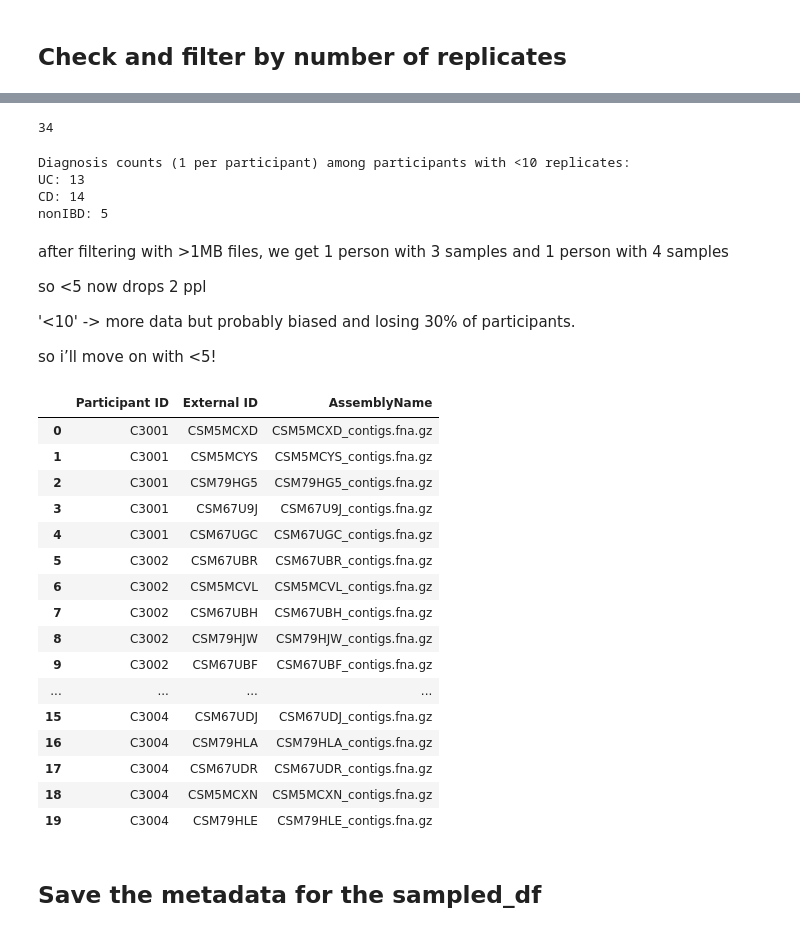
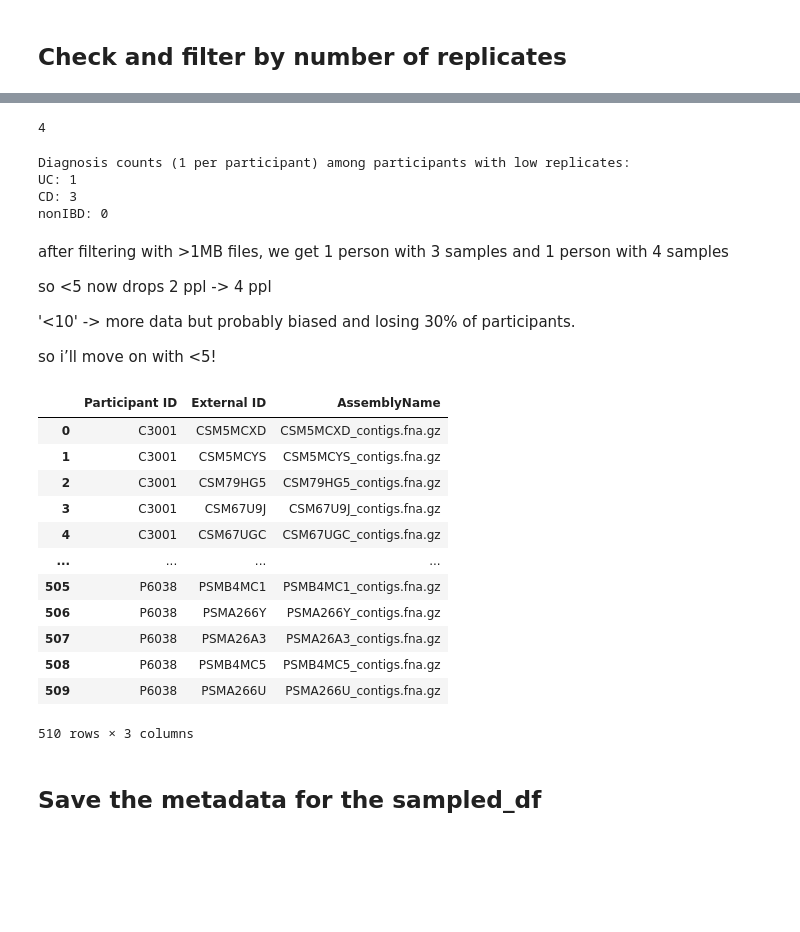
Before and after one commit to robcli/20.490_Deep_Learning_Biology, a Jupyter notebook: filtering_sampling_SJBae.ipynb, the cells around one changed output, grey strips where cells are left out. Drawn from its saved outputs; the diff is of its cells as text; code cells hidden in the pictures; blank space fills up the shorter version.

Commit message:
Add updated assembly stats script and results

```diff
--- a/filtering_sampling_SJBae.ipynb
+++ b/filtering_sampling_SJBae.ipynb
@@ -51,0 +79,9 @@ assembly_df = sample_df.query("data_type == 'metagenomics'").\
+# %%
+# 📍 2. Path to the directory with your .fna.gz files
+assembly_dir = "/pool001/robcli/hmp2"  # <- CHANGE THIS
+
+# 📋 3. Load your metadata.csv (must have "External ID" column)
+sampled_df = pd.read_csv("sampled_metadata.csv")
+
+# 🧼 4. Make sure "External ID" column is string and has no file extensions
+sampled_df["External ID"] = sampled_df["External ID"].astype(str)
@@ -51,0 +147,11 @@ assembly_df = sample_df.query("data_type == 'metagenomics'").\
+# %%
+# 📊 6. Convert results to DataFrame
+contig_stats_df = pd.DataFrame(results)
+contig_stats_df.to_csv("all_contig_stats.csv", index=False)
+# %%
+
+# 🔗 7. Merge with metadata
+all_metadata_contig_stats = assembly_df.merge(contig_stats_df, on="External ID", how="left")
+
+# 💾 8. Save the updated metadata with new columns
+all_metadata_contig_stats.to_csv("all_metadata_contig_stats.csv", index=False)
@@ -51,0 +191,9 @@ assembly_df = sample_df.query("data_type == 'metagenomics'").\
+# %%
+# 📈 6. Plot histograms of characteristics
+import numpy as np
+
+# Filter the DataFrame for contig_count >= 10000
+filtered_stats_df = all_metadata_contig_stats[all_metadata_contig_stats["contig_count"] >= 10000]
+
+dropped = all_metadata_contig_stats[all_metadata_contig_stats["contig_count"] < 10000]
+dropped[["Participant ID", "External ID", "diagnosis"]]
@@ -112,8 +352,8 @@ plt.show()
 # %%
 # Step 2: Find participants with low replicates
-low_rep_ids = replicate_counts[replicate_counts < 10].index.tolist()
+low_rep_ids = replicate_counts[replicate_counts < 5].index.tolist()
 print(len(low_rep_ids))
 # %% [output]
-34
+4
 # %%
 # Step 3: Filter the full sample_df (not just assembly_df) for those participants
@@ -126,59 +366,56 @@ low_rep_unique = low_rep_samples.drop_duplicates(subset="Participant ID")
 diagnosis_counts = low_rep_unique["diagnosis"].value_counts()
 
 # Step 3: Print counts
-print("Diagnosis counts (1 per participant) among participants with <10 replicates:")
+print("Diagnosis counts (1 per participant) among participants with low replicates:")
 print(f"UC: {diagnosis_counts.get('UC', 0)}")
 print(f"CD: {diagnosis_counts.get('CD', 0)}")
 print(f"nonIBD: {diagnosis_counts.get('nonIBD', 0)}")
 # %% [output]
-Diagnosis counts (1 per participant) among participants with <10 replicates:
-UC: 13
-CD: 14
-nonIBD: 5
+Diagnosis counts (1 per participant) among participants with low replicates:
+UC: 1
+CD: 3
+nonIBD: 0
 # %% [markdown]
 after filtering with >1MB files, we get 1 person with 3 samples and 1 person with 4 samples
 
-so <5 now drops 2 ppl
+so <5 now drops 2 ppl -> 4 ppl
 
 '<10' -> more data but probably biased and losing 30% of participants.
 
 so i’ll move on with <5!
 # %%
 # Step 1: Count samples per participant
-replicate_counts = assembly_df["Participant ID"].value_counts()
+replicate_counts = filtered_stats_df["Participant ID"].value_counts()
 
 # Step 2: Get list of participants with >5 samples
-eligible_ids = replicate_counts[replicate_counts > 5].index
+eligible_ids = replicate_counts[replicate_counts >= 5].index
 
 # Step 3: Filter assembly_df for those participants only
-filtered_df = assembly_df[assembly_df["Participant ID"].isin(eligible_ids)]
+filtered_df = filtered_stats_df[filtered_stats_df["Participant ID"].isin(eligible_ids)]
 
 # Step 4: Randomly select 5 samples per participant
 sampled_df = filtered_df.groupby("Participant ID").sample(n=5, random_state=42)
 
 # Step 5 (optional): Reset index for clean output
 sampled_df = sampled_df.reset_index(drop=True)
 
 # Preview
 sampled_df[["Participant ID", "External ID", "AssemblyName"]].head(20)
+sampled_df[["Participant ID", "External ID", "AssemblyName"]]
 # %% [output]
 |  | Participant ID | External ID | AssemblyName |
 | 0 | C3001 | CSM5MCXD | CSM5MCXD_contigs.fna.gz |
 | 1 | C3001 | CSM5MCYS | CSM5MCYS_contigs.fna.gz |
 | 2 | C3001 | CSM79HG5 | CSM79HG5_contigs.fna.gz |
 | 3 | C3001 | CSM67U9J | CSM67U9J_contigs.fna.gz |
 | 4 | C3001 | CSM67UGC | CSM67UGC_contigs.fna.gz |
-| 5 | C3002 | CSM67UBR | CSM67UBR_contigs.fna.gz |
-| 6 | C3002 | CSM5MCVL | CSM5MCVL_contigs.fna.gz |
-| 7 | C3002 | CSM67UBH | CSM67UBH_contigs.fna.gz |
-| 8 | C3002 | CSM79HJW | CSM79HJW_contigs.fna.gz |
-| 9 | C3002 | CSM67UBF | CSM67UBF_contigs.fna.gz |
 | ... | ... | ... | ... |
-| 15 | C3004 | CSM67UDJ | CSM67UDJ_contigs.fna.gz |
-| 16 | C3004 | CSM79HLA | CSM79HLA_contigs.fna.gz |
-| 17 | C3004 | CSM67UDR | CSM67UDR_contigs.fna.gz |
-| 18 | C3004 | CSM5MCXN | CSM5MCXN_contigs.fna.gz |
-| 19 | C3004 | CSM79HLE | CSM79HLE_contigs.fna.gz |
+| 505 | P6038 | PSMB4MC1 | PSMB4MC1_contigs.fna.gz |
+| 506 | P6038 | PSMA266Y | PSMA266Y_contigs.fna.gz |
+| 507 | P6038 | PSMA26A3 | PSMA26A3_contigs.fna.gz |
+| 508 | P6038 | PSMB4MC5 | PSMB4MC5_contigs.fna.gz |
+| 509 | P6038 | PSMA266U | PSMA266U_contigs.fna.gz |
+510 rows × 3 columns
 # %% [markdown]
 ## Save the metadata for the sampled_df
 # %%
```
Also changed, not shown: parts of 22 cells of this notebook, 9 other files.
